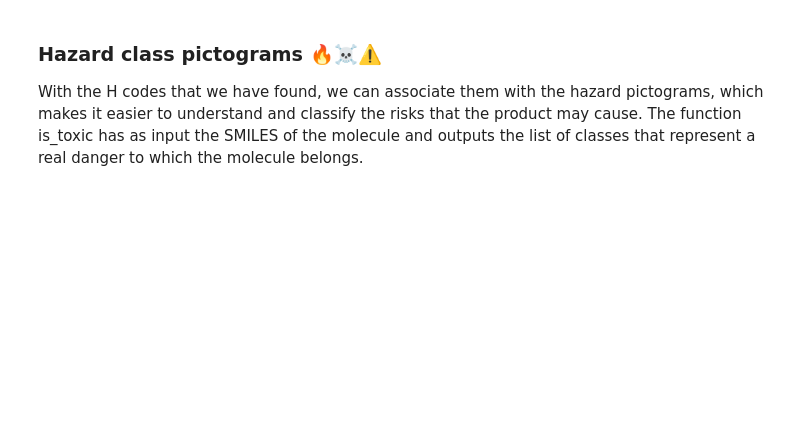
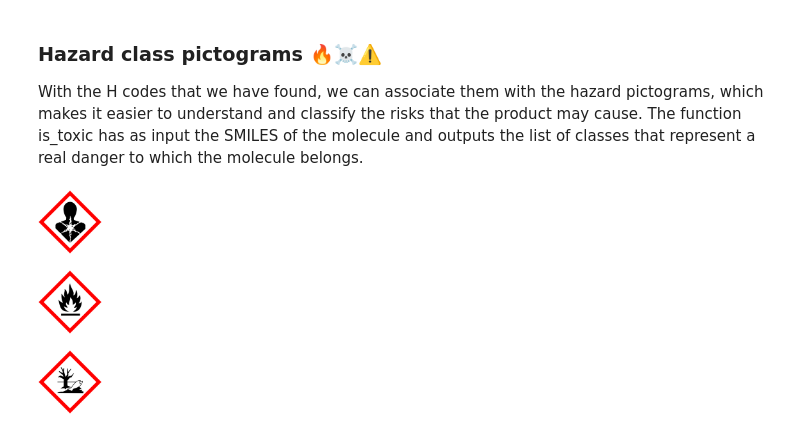
Before and after one commit to jihokeum/MCGA, a Jupyter notebook: notebooks/project_report_mcga.ipynb, the cells around one changed output. Drawn from its saved outputs; the diff is of its cells as text; code cells hidden in the pictures; blank space fills up the shorter version.

```diff
--- a/notebooks/project_report_mcga.ipynb
+++ b/notebooks/project_report_mcga.ipynb
@@ -207,7 +281,36 @@ For several principles, the toxicity of reagents, products and solvents needs to
 ### Hazard class pictograms 🔥☠️⚠️
 With the H codes that we have found, we can associate them with the hazard pictograms, which makes it easier to understand and classify the risks that the product may cause. The function is_toxic has as input the SMILES of the molecule and outputs the list of classes that represent a real danger to which the molecule belongs.
 # %%
-... TO BE TESTED
+from mcga.app import hazard_statements
+from IPython.display import Image, display
+from pathlib import Path
+
+# SMILES for benzene
+smiles = "c1ccccc1"
+
+# Hazard → icon filename
+PICTO_MAP = {
+    "Flammable": "GHS-flammable.png",
+    "Explosive": "GHS-explosive.png",
+    "Oxidizing": "GHS-oxidizing.png",
+    "Corrosive": "GHS-corrosive.png",
+    "Toxic": "GHS-acute_toxicity.png",
+    "Health Hazard": "GHS-health_hazard.png",
+    "Environment Hazard": "GHS-environment_hazard.png",
+}
+
+# Path to pictograms (two folders up)
+ASSETS_DIR = Path("../../assets")
+
+# Display smaller icons
+for cat in hazard_statements(smiles):
+    path = ASSETS_DIR / PICTO_MAP.get(cat, "")
+    if path.exists():
+        display(Image(filename=path, width=64))
+# %% [output]
+[figure, added]
+[figure, added]
+[figure, added]
 # %% [markdown]
 ## 4.Discussion
 
```
Also changed, not shown: parts of 11 cells of this notebook.
